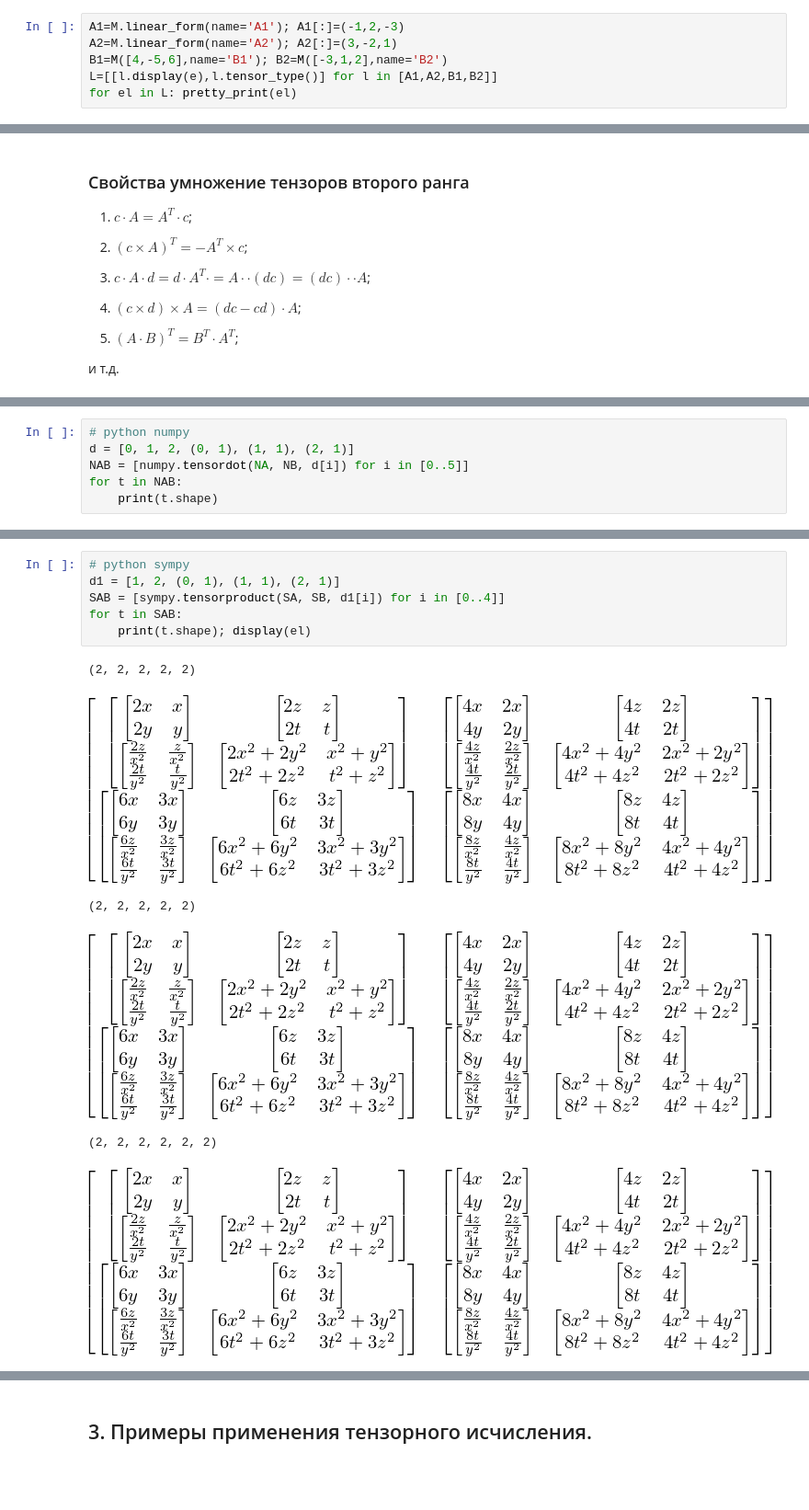
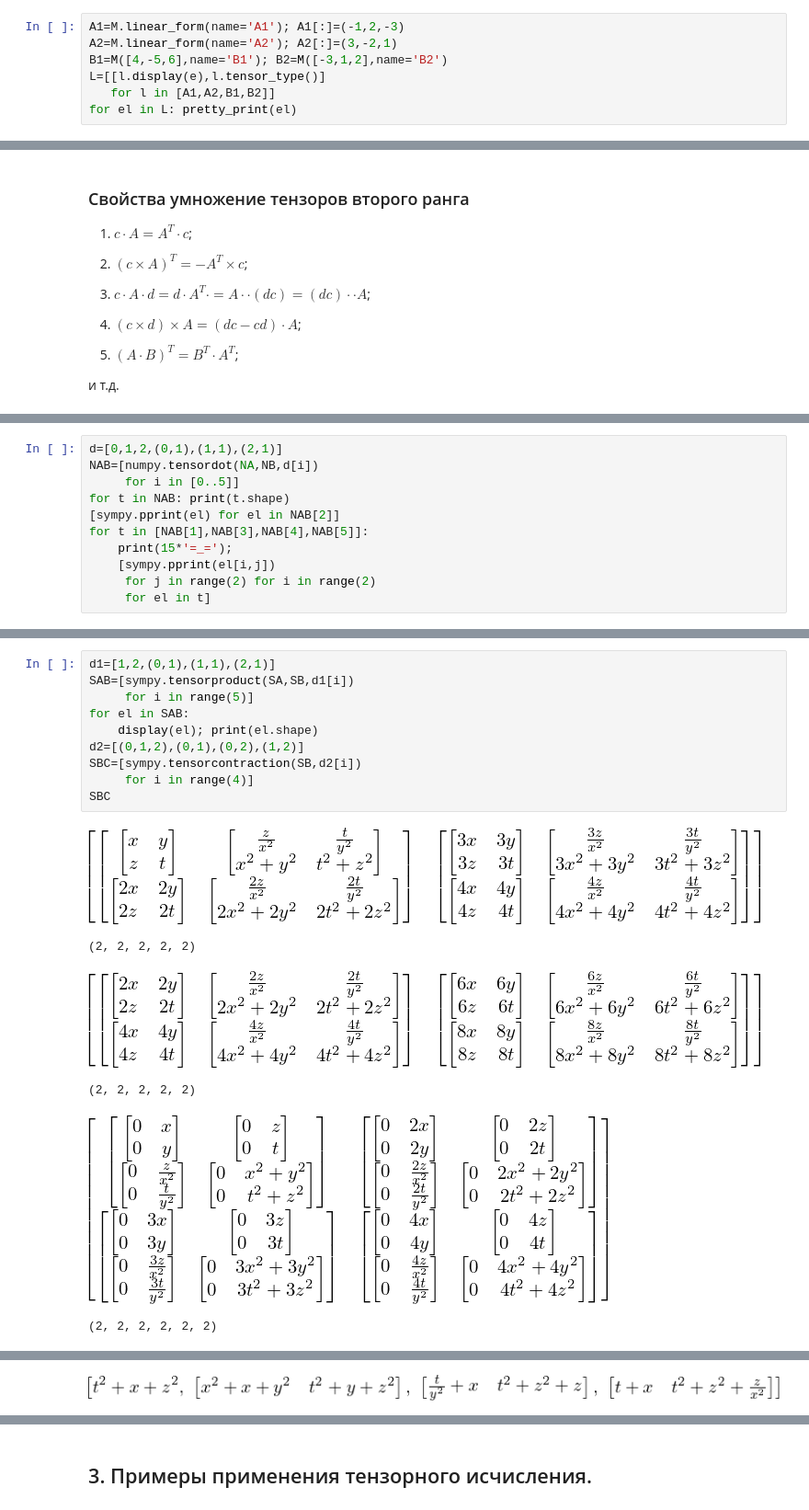
Before and after one commit to OlgaBelitskaya/linear_algebra_practice, a Jupyter notebook: work1_14.ipynb, the cells around one changed output, grey strips where cells are left out. Shown at 92% size. Drawn from its saved outputs; the diff is of its cells as text; blank space fills up the shorter version.

```diff
--- a/work1_14.ipynb
+++ b/work1_14.ipynb
@@ -89,7 +89,8 @@ T=[M.tensor_module(d[i][0],d[i][1]) for i in [0..9]]; T
 A1=M.linear_form(name='A1'); A1[:]=(-1,2,-3)
 A2=M.linear_form(name='A2'); A2[:]=(3,-2,1)
 B1=M([4,-5,6],name='B1'); B2=M([-3,1,2],name='B2')
-L=[[l.display(e),l.tensor_type()] for l in [A1,A2,B1,B2]]
+L=[[l.display(e),l.tensor_type()]
+   for l in [A1,A2,B1,B2]]
 for el in L: pretty_print(el)
 # %% [output]
 [ A1 = -e^0 + 2 e^1 - 3 e^2, ( 0, 1 ) ]
@@ -241,9 +298,14 @@ A*B = -4 e_0*e^0 + 8 e_0*e^1 - 12 e_0*e^2 + 5 e_1*e^0 - 10 e_1*e^1 + 15 e_1*e^2
 # %%
-# python numpy
-d = [0, 1, 2, (0, 1), (1, 1), (2, 1)]
-NAB = [numpy.tensordot(NA, NB, d[i]) for i in [0..5]]
-for t in NAB:
-    print(t.shape)
+d=[0,1,2,(0,1),(1,1),(2,1)]
+NAB=[numpy.tensordot(NA,NB,d[i])
+     for i in [0..5]]
+for t in NAB: print(t.shape)
+[sympy.pprint(el) for el in NAB[2]]
+for t in [NAB[1],NAB[3],NAB[4],NAB[5]]:
+    print(15*'=_=');
+    [sympy.pprint(el[i,j])
+     for j in range(2) for i in range(2)
+     for el in t]
 # %% [output]
 (2, 2, 2, 2, 2)
 (2, 2, 2)
@@ -289,13 +327,17 @@ for t in [NAB[1],NAB[3],NAB[4],NAB[5]]:
 # %%
-# python sympy
-d1 = [1, 2, (0, 1), (1, 1), (2, 1)]
-SAB = [sympy.tensorproduct(SA, SB, d1[i]) for i in [0..4]]
-for t in SAB:
-    print(t.shape); display(el)
+d1=[1,2,(0,1),(1,1),(2,1)]
+SAB=[sympy.tensorproduct(SA,SB,d1[i])
+     for i in range(5)]
+for el in SAB:
+    display(el); print(el.shape)
+d2=[(0,1,2),(0,1),(0,2),(1,2)]
+SBC=[sympy.tensorcontraction(SB,d2[i])
+     for i in range(4)]
+SBC
 # %% [output]
+[figure, new version]
 (2, 2, 2, 2, 2)
-[figure, old version]
+[figure, new version]
 (2, 2, 2, 2, 2)
-[figure, old version]
+[figure, new version]
 (2, 2, 2, 2, 2, 2)
-[figure, old version]
@@ -305,0 +348 @@ for t in SAB:
+[figure, added]
```
Also changed, not shown: parts of 31 cells of this notebook.
